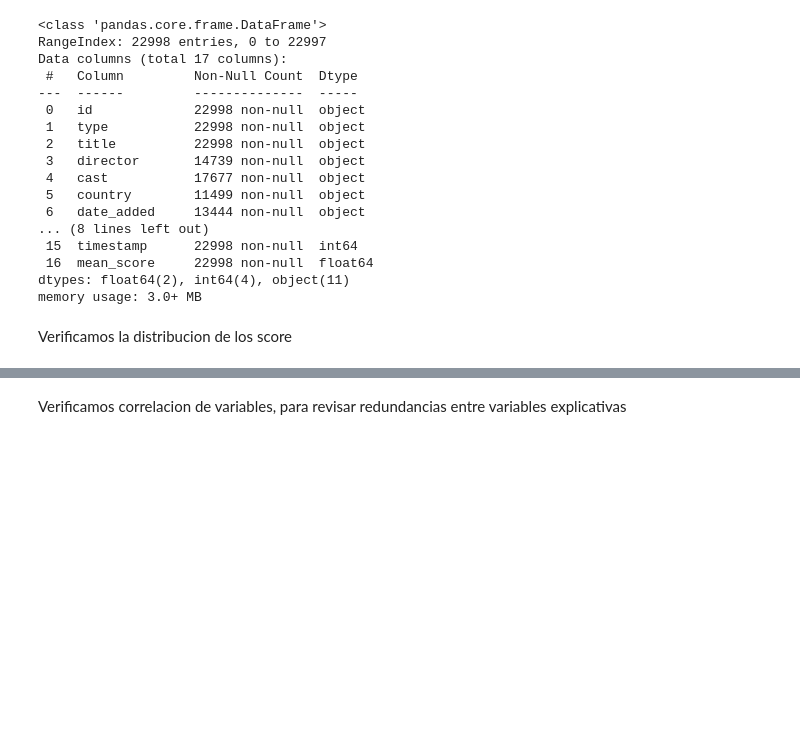
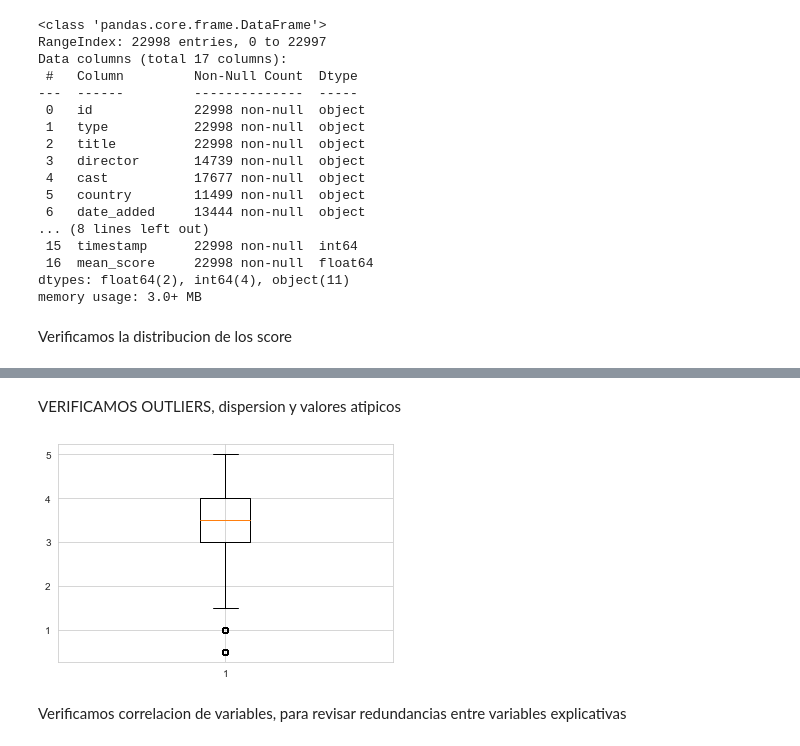
Before and after one commit to gonzalocba/MLops_Streaming, a Jupyter notebook: EDA_final.ipynb, the cells around one changed output, grey strips where cells are left out. Saved outputs shown, nothing was run; the diff lists cells and outputs as text; code cells hidden in the pictures; blank space fills up the shorter version.

```diff
--- a/EDA_final.ipynb
+++ b/EDA_final.ipynb
@@ -71,3 +71,10 @@ plt.show()
+# %% [markdown]
+VERIFICAMOS OUTLIERS, dispersion y valores atipicos
+# %%
+plt.boxplot(plataformas_df['score'])
+plt.show()
+# %% [output]
+[figure, added]
 # %% [markdown]
 Verificamos correlacion de variables, para revisar redundancias entre variables explicativas
 # %%
```
Also changed, not shown: parts of 11 cells of this notebook, 5 other files.
